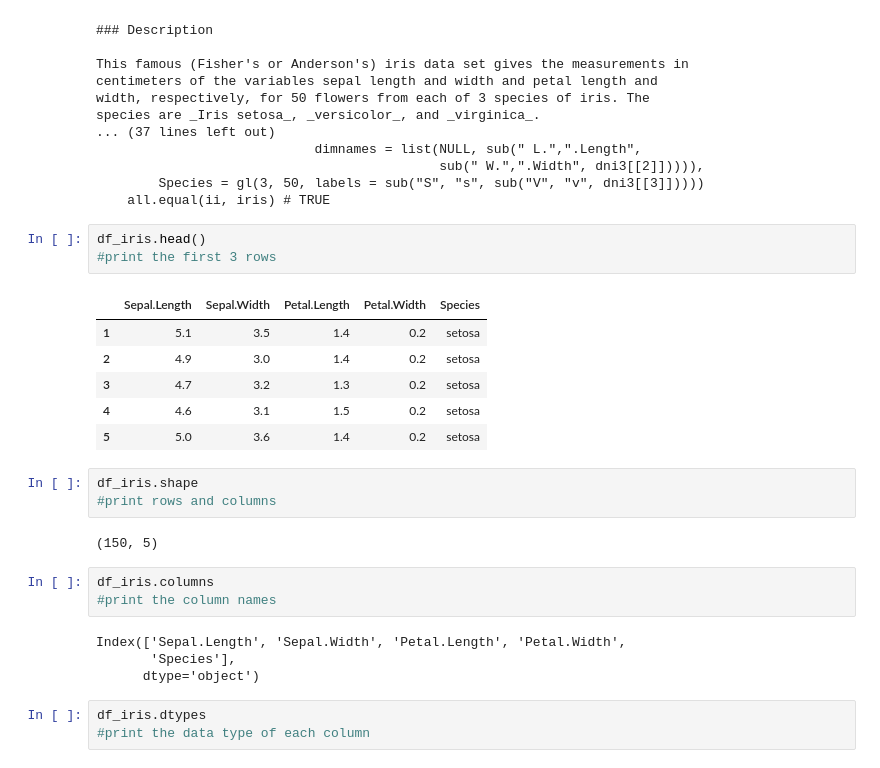
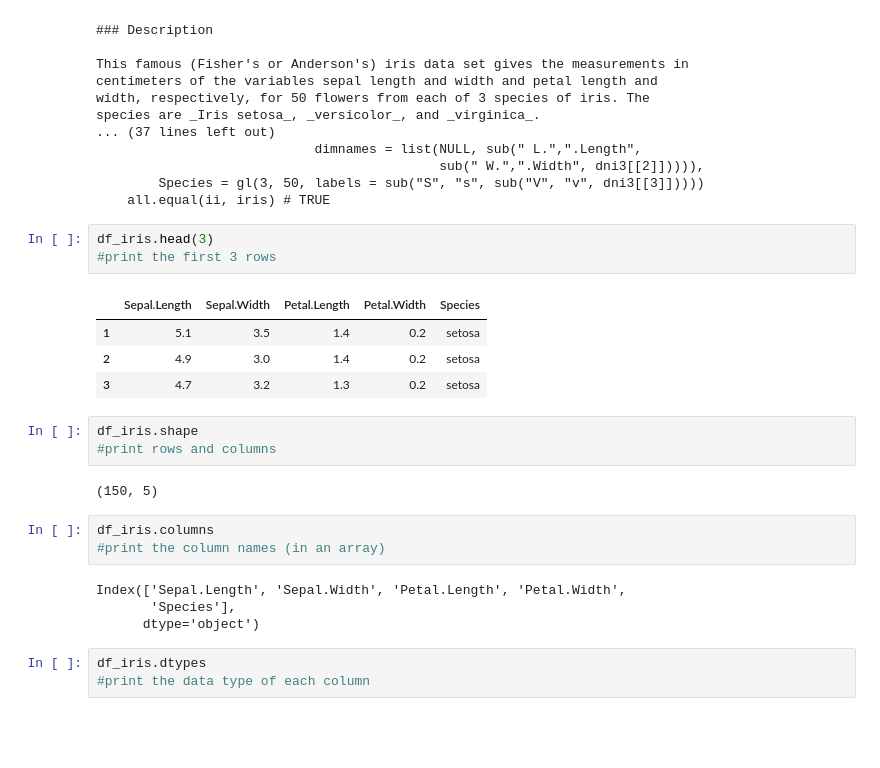
Before and after one commit to KristineCabanela/classification-exercises, a Jupyter notebook: classification_exercises.ipynb, the cells around one changed output. Saved outputs shown, nothing was run; the diff lists cells and outputs as text; blank space fills up the shorter version.

```diff
--- a/classification_exercises.ipynb
+++ b/classification_exercises.ipynb
@@ -29,15 +29,13 @@ species are _Iris setosa_, _versicolor_, and _virginica_.
         Species = gl(3, 50, labels = sub("S", "s", sub("V", "v", dni3[[3]]))))
     all.equal(ii, iris) # TRUE
 # %%
-df_iris.head()
+df_iris.head(3)
 #print the first 3 rows
 # %% [output]
 |  | Sepal.Length | Sepal.Width | Petal.Length | Petal.Width | Species |
 | 1 | 5.1 | 3.5 | 1.4 | 0.2 | setosa |
 | 2 | 4.9 | 3.0 | 1.4 | 0.2 | setosa |
 | 3 | 4.7 | 3.2 | 1.3 | 0.2 | setosa |
-| 4 | 4.6 | 3.1 | 1.5 | 0.2 | setosa |
-| 5 | 5.0 | 3.6 | 1.4 | 0.2 | setosa |
 # %%
 df_iris.shape
 #print rows and columns
@@ -45,7 +43,7 @@ df_iris.shape
 (150, 5)
 # %%
 df_iris.columns
-#print the column names
+#print the column names (in an array)
 # %% [output]
 Index(['Sepal.Length', 'Sepal.Width', 'Petal.Length', 'Petal.Width',
        'Species'],
```
Also changed, not shown: parts of 11 cells of this notebook.
